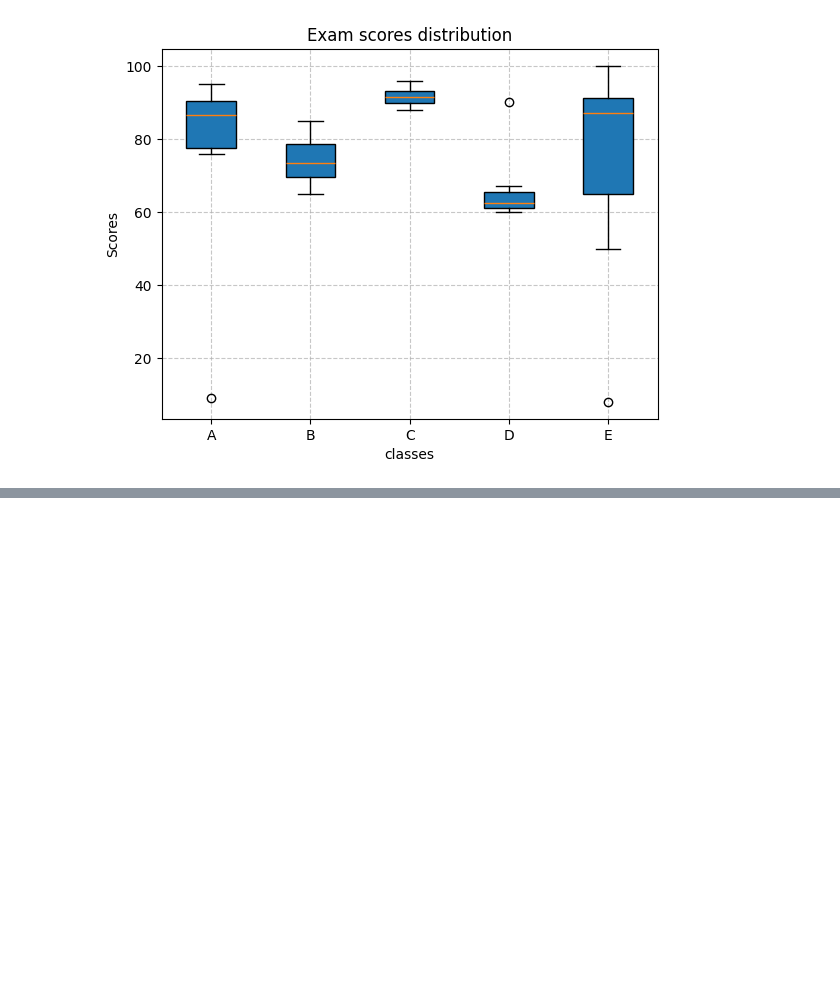
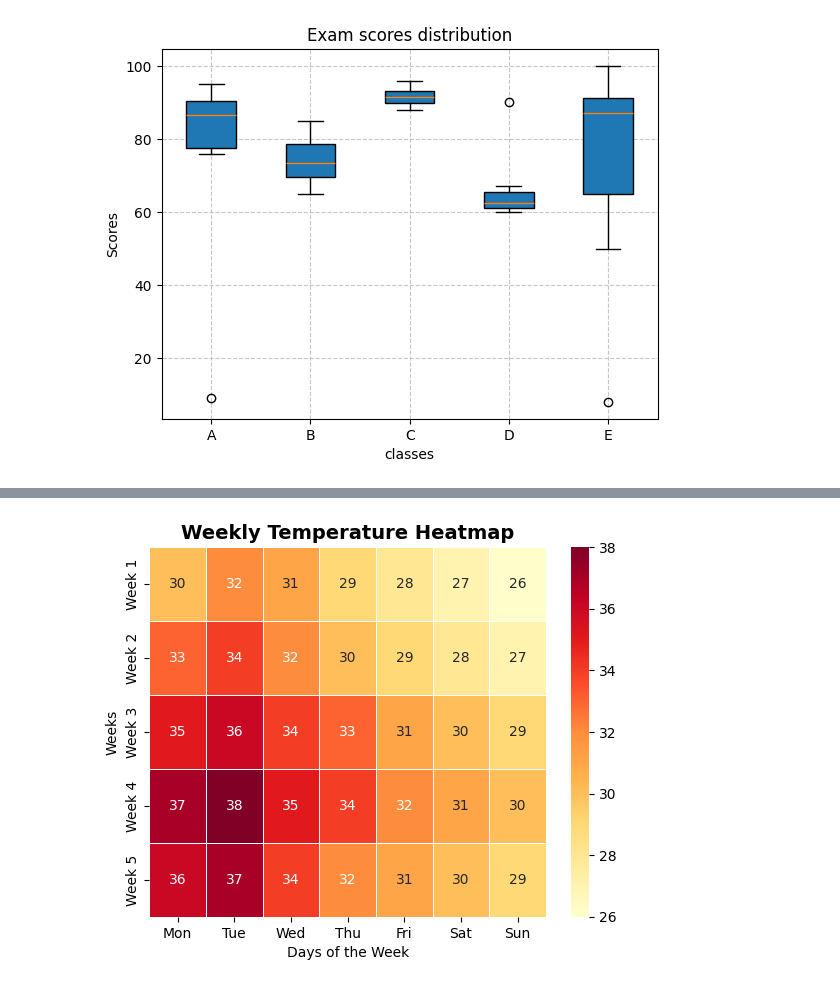
Before and after one commit to vutikurishanmukha9/PythonCourseWork, a Jupyter notebook: ClassWork/36.Matplot.ipynb, the cells around one changed output, grey strips where cells are left out. Drawn from its saved outputs; the diff is of its cells as text; code cells hidden in the pictures; blank space fills up the shorter version.

```diff
--- a/ClassWork/36.Matplot.ipynb
+++ b/ClassWork/36.Matplot.ipynb
@@ -126,0 +146,31 @@ plt.show()
+# %%
+import seaborn as sns
+import matplotlib.pyplot as plt
+import numpy as np
+
+data = np.array([
+    [30, 32, 31, 29, 28, 27, 26],
+    [33, 34, 32, 30, 29, 28, 27],
+    [35, 36, 34, 33, 31, 30, 29],
+    [37, 38, 35, 34, 32, 31, 30],
+    [36, 37, 34, 32, 31, 30, 29]
+])
+
+days = ["Mon", "Tue", "Wed", "Thu", "Fri", "Sat", "Sun"]
+
+weeks = ["Week 1", "Week 2", "Week 3", "Week 4", "Week 5"]
+
+sns.heatmap(data,
+            annot=True,
+            fmt="d",
+            cmap="YlOrRd",
+            linewidths=0.5,
+            xticklabels=days,
+            yticklabels=weeks)
+
+plt.title("Weekly Temperature Heatmap", fontsize=14, fontweight="bold")
+plt.xlabel("Days of the Week")
+plt.ylabel("Weeks")
+plt.show()
+# %% [output]
+[figure, added]
```
Also changed, not shown: parts of 2 cells of this notebook.
